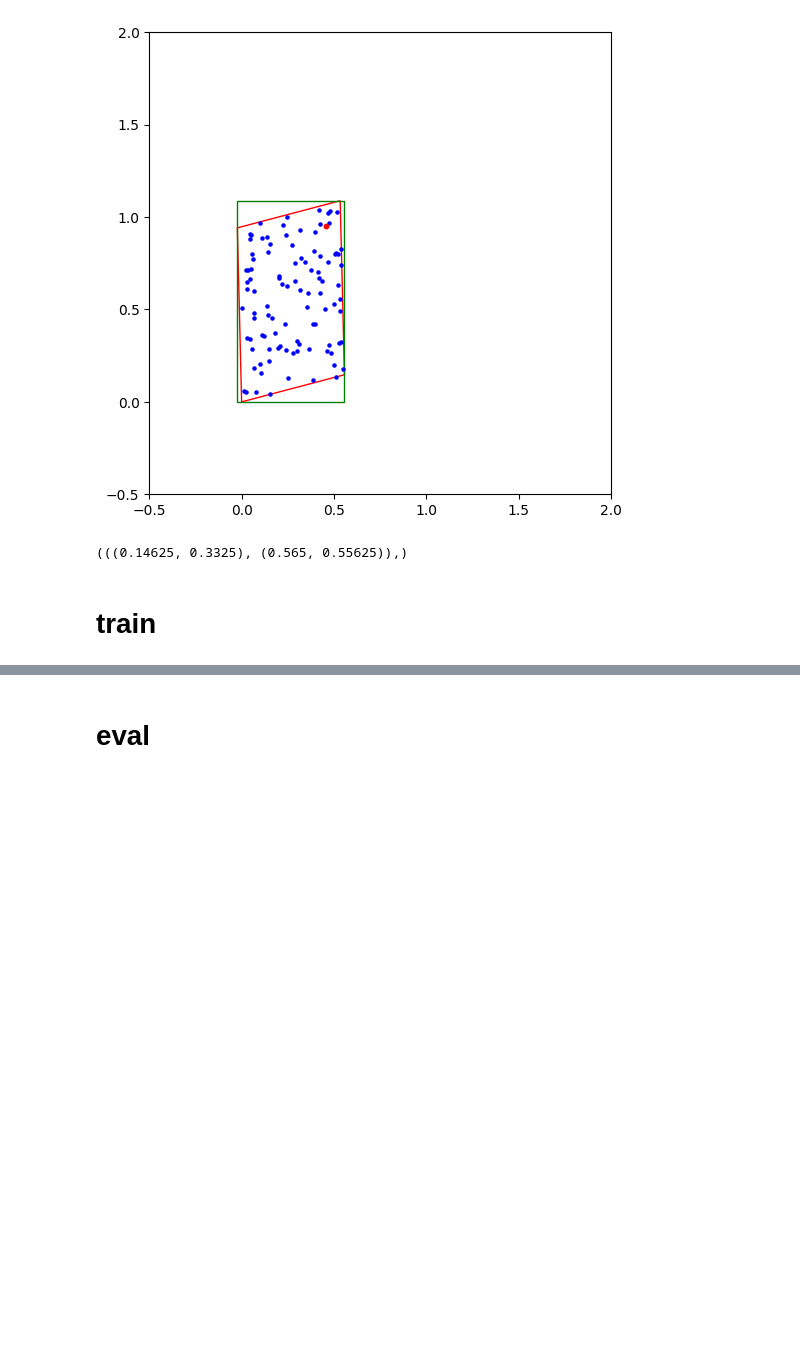
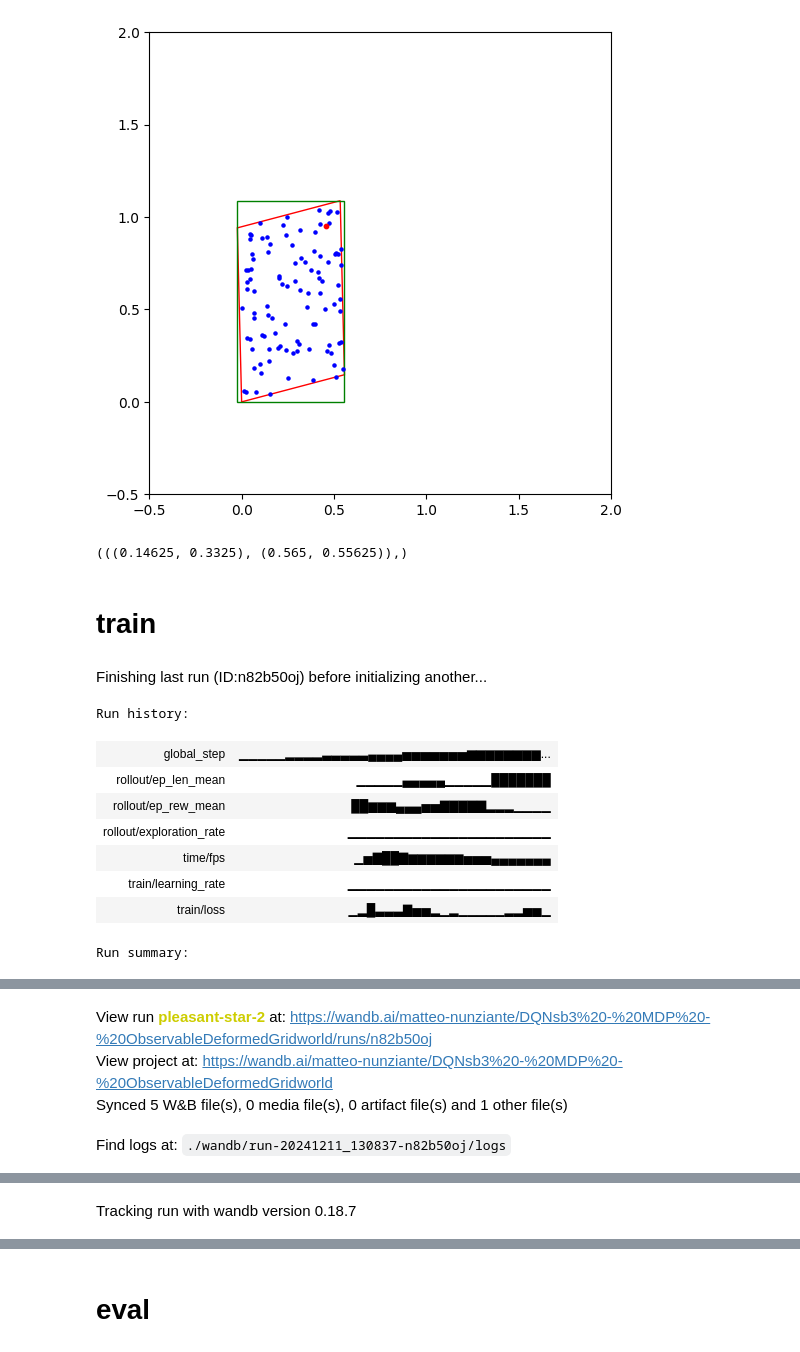
Before and after one commit to flaccagora/RoboSurgery, a Jupyter notebook: src/environment/trainenv.ipynb, the cells around one changed output, grey strips where cells are left out. Saved outputs shown, nothing was run; the diff lists cells and outputs as text; code cells hidden in the pictures; blank space fills up the shorter version.

Commit message:
newenv train

```diff
--- a/src/environment/trainenv.ipynb
+++ b/src/environment/trainenv.ipynb
@@ -777,6 +775,9 @@ for i in range(100):
 # %%
 from stable_baselines3 import DQN
 import numpy as np
+import os
+import re
+
 
 obstacles = [((0.14625, 0.3325), (0.565, 0.55625)),
              ((0.52875, 0.5375), (0.7375, 0.84125)),
@@ -784,6 +785,29 @@ obstacles = [((0.14625, 0.3325), (0.565, 0.55625)),
              ((0.0075, 0.00125), (0.99875, 0.04)),
              ((0.98875, 0.0075), (0.99875, 1.0)),
              ((0.00125, 0.9825), (0.99875, 1.0))]
+
+import os
+import re
+
+def find_last_checkpoint(directory):
+    # Define the regex pattern to match the checkpoint file names
+    pattern = re.compile(r"rl_model_(\d+)_steps")
+
+    last_checkpoint = None
+    max_steps = -1
+
+    # Iterate through all files in the directory
+    for filename in os.listdir(directory):
+        match = pattern.match(filename)
+        if match:
+            # Extract the step number
+            steps = int(match.group(1))
+            # Check if this is the highest step count seen so far
+            if steps > max_steps:
+                max_steps = steps
+                last_checkpoint = filename
+
+    return os.path.splitext(last_checkpoint)[0] if last_checkpoint else None
 
 
 def train_dqn(args):
@@ -807,19 +831,31 @@ def train_dqn(args):
         'obstacles':obstacles,
         'observation_radius':0.2,
     }
-    run = wandb.init(
+
+    if args.run_id is not None:
+        run = wandb.init(
+            project="DQNsb3 - MDP - ObservableDeformedGridworld",
+            config=config,
+            sync_tensorboard=True,  # auto-upload sb3's tensorboard metrics
+            monitor_gym=True,  # auto-upload the videos of agents playing the game
+            save_code=True,  # optional
+            resume="must",
+            id=args.run_id
+        )
+    else:
+        run = wandb.init(
         project="DQNsb3 - MDP - ObservableDeformedGridworld",
         config=config,
         sync_tensorboard=True,  # auto-upload sb3's tensorboard metrics
         monitor_gym=True,  # auto-upload the videos of agents playing the game
         save_code=True,  # optional
-    )
+        )
 
 
     # Save a checkpoint every 10000 steps
     checkpoint_callback = CheckpointCallback(
                             save_freq=10000,
-                            save_path=f"DQNsb3_{run.id}",
+                            save_path=f"DQN_continous_{run.id}",
                             name_prefix="rl_model",
                             save_replay_buffer=False,
                             save_vecnormalize=True,
@@ -839,37 +875,54 @@ def train_dqn(args):
     def make_env():
         env = ObservableDeformedGridworld(
             grid_size=(1.0, 1.0),
             obstacles=obstacles,
             render_mode='human'
         )
 
         env = Monitor(env)  # record stats such as returns
         return env
 
     env = DummyVecEnv([make_env])
 
 
-    net_arch=[128, 128, 128]
-    model = DQN("MultiInputPolicy",env,batch_size=batch_size,gamma=gamma,
-                target_update_interval=target_update, policy_kwargs=dict(net_arch=net_arch), verbose=1,
-                tensorboard_log=f"runs/{run.id}", device="cpu", learning_rate=lr,
-                train_freq=(1,"episode"), gradient_steps=1)
-    model.learn(total_timesteps,progress_bar=True, callback=callbacks, log_interval=1)
-    model.save(f"agents/pretrained/MDP/DQNsb3_{run.id}")
+    if args.run_id is not None:
+        last_check = find_last_checkpoint(f"DQN_continous_{args.run_id}")
+        model = DQN.load(last_check, env=env)
+    else:
+        net_arch=[128, 128, 128]
+        model = DQN("MultiInputPolicy",env,batch_size=batch_size,gamma=gamma,
+                    target_update_interval=target_update, policy_kwargs=dict(net_arch=net_arch), verbose=1,
+                    device="cpu", learning_rate=lr,
+                    train_freq=(1,"episode"), gradient_steps=1)
+
+    model.learn(total_timesteps,progress_bar=True, callback=callbacks, log_interval=1, reset_num_timesteps=False)
+    model.save(f"agents/pretrained/MDP/DQN_continous_{run.id}")
     env.close()
     run.finish()
 
 if __name__ == "__main__":
     import argparse
     parser = argparse.ArgumentParser()
 
     parser.add_argument("--learning_rate", type=float, default=0.001)
     parser.add_argument("--batch_size", type=int, default=64)
     parser.add_argument("--total_timesteps", type=int, default=1000000) # env steps
     parser.add_argument("--target_update", type=int, default=555) # in env steps
     parser.add_argument("--gamma", type=float, default=0.99)
     parser.add_argument("--f", type=str, default=None)
+    parser.add_argument("--run_id", type=str, default="n82b50oj", help="wandb run id to resume from")
 
     args = parser.parse_args()
 
     train_dqn(args)
+# %% [output]
+Finishing last run (ID:n82b50oj) before initializing another...
+Run history:
+| global_step | ▁▁▁▁▁▂▂▂▂▃▃▃▃▃▄▄▄▄▅▅▅▅▅▅▅▆▆▆▆▆▆▆▆... |
+| rollout/ep_len_mean | ▁▁▁▁▁▄▄▄▄▄▁▁▁▁▁███████ |
+| rollout/ep_rew_mean | ██▆▆▆▄▄▄▅▅▇▇▇▇▇▂▂▂▁▁▁▁ |
+| rollout/exploration_rate | ▁▁▁▁▁▁▁▁▁▁▁▁▁▁▁▁▁▁▁▁▁▁ |
+| time/fps | ▁▅▇██▇▆▆▆▆▆▆▅▅▅▄▄▄▄▄▄▄ |
+| train/learning_rate | ▁▁▁▁▁▁▁▁▁▁▁▁▁▁▁▁▁▁▁▁▁▁ |
+| train/loss | ▁▂█▃▃▃▇▅▅▂▁▂▁▁▁▁▁▂▂▅▅▁ |
+Run summary:
@@ -875,0 +936,4 @@ if __name__ == "__main__":
+View run pleasant-star-2 at: https://wandb.ai/matteo-nunziante/DQNsb3%20-%20MDP%20-%20ObservableDeformedGridworld/runs/n82b50oj
+View project at: https://wandb.ai/matteo-nunziante/DQNsb3%20-%20MDP%20-%20ObservableDeformedGridworld
+Synced 5 W&B file(s), 0 media file(s), 0 artifact file(s) and 1 other file(s)
+Find logs at: ./wandb/run-20241211_130837-n82b50oj/logs
@@ -875,0 +941 @@ if __name__ == "__main__":
+Tracking run with wandb version 0.18.7
```
Also changed, not shown: parts of 16 cells of this notebook.
